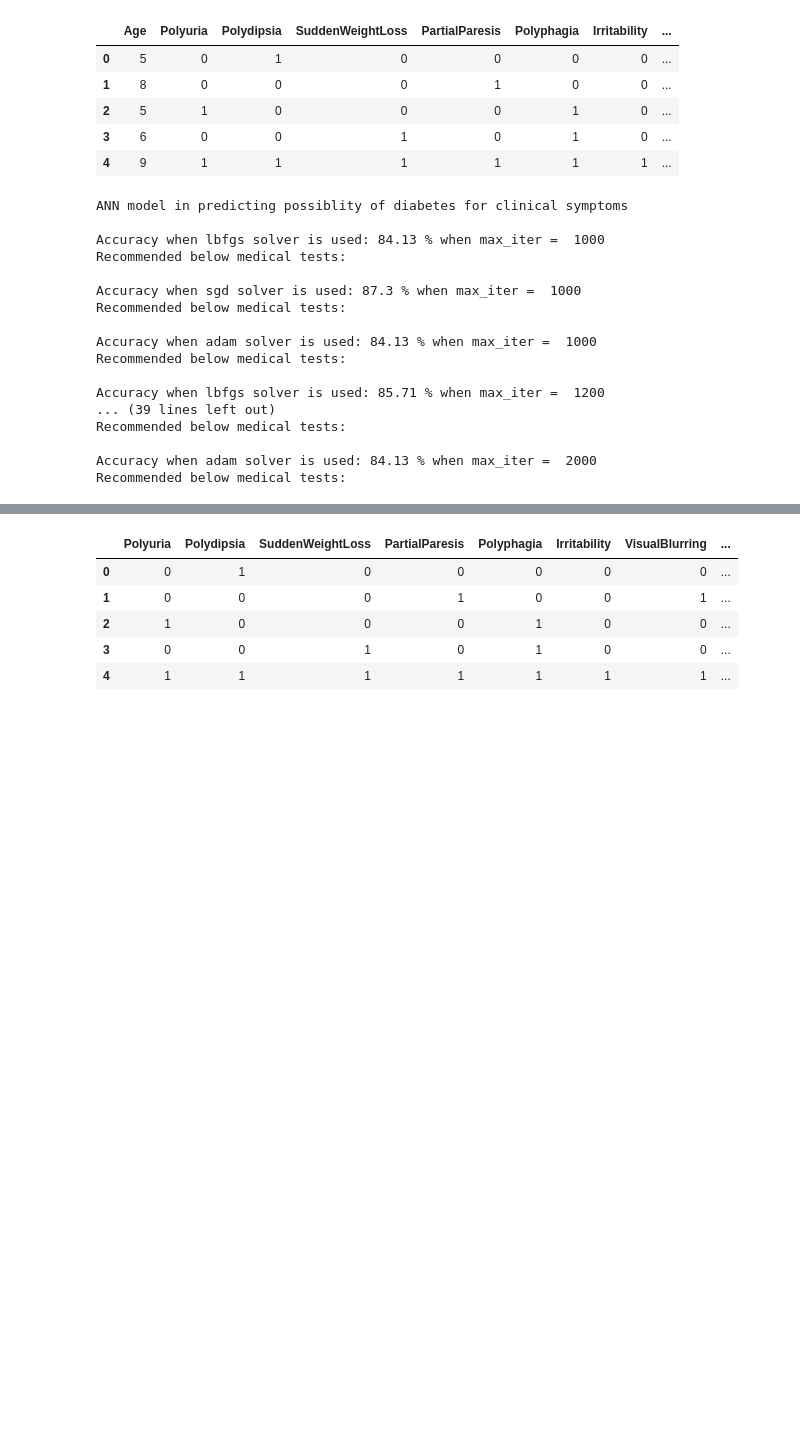
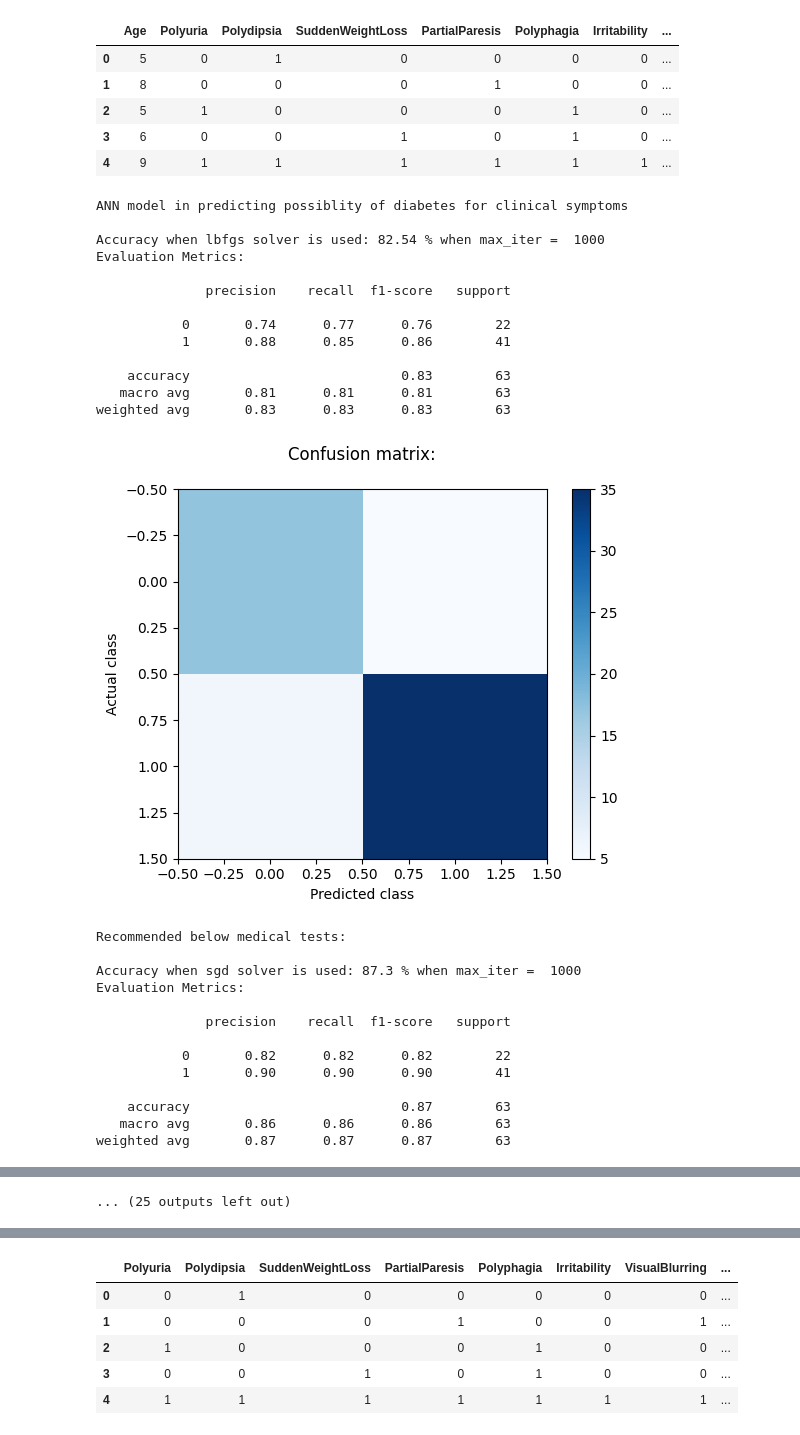
Before and after one commit to pdpavandesai/MergingDiabetesData, a Jupyter notebook: DuttaDatasetAnalysis.ipynb, the cells around one changed output, grey strips where cells are left out. Drawn from its saved outputs; the diff is of its cells as text; code cells hidden in the pictures; blank space fills up the shorter version.

Commit message:
calculated evaluation metrics for all the developed & tested models

```diff
--- a/DuttaDatasetAnalysis.ipynb
+++ b/DuttaDatasetAnalysis.ipynb
@@ -447,40 +447,65 @@ X_train, X_test, y_train, y_test = train_test_split(selected_symptomatic_feature
 # %%
 # Creating ANN with different solvers and with max_iterations considering 'Age' using 'reLu' activation
 print('ANN model in predicting possiblity of diabetes for clinical symptoms\n')
 for max_iterations in range(1000,2200,200):
   for solvers in ['lbfgs','sgd','adam']:
     ANN_model = MLPClassifier(hidden_layer_sizes=(128, 64, 32), activation='relu', solver=solvers, max_iter= max_iterations)
     # Training ANN_model
     ANN_model.fit(X_train, y_train)
     # Evaluate ANN_model on test set
     accuracy = ANN_model.score(X_test, y_test)
     accuracy = round(accuracy*100,2)
     print('Accuracy when', solvers, 'solver is used:', accuracy,'% when max_iter = ',max_iterations)
     # Make predictions on new data
     new_data = pd.DataFrame({'Age':[6],'Polyuria': [0], 'Polydipsia': [0], 'SuddenWeightLoss': [1], 'PartialParesis': [0]
                              ,'Polyphagia': [1],'Irritability':[0],'VisualBlurring':[0]})
     predictions_ANN_model = ANN_model.predict(new_data)
+
+    y_pred = ANN_model.predict(X_test)
+    print('Evaluation Metrics:\n')
+    print(classification_report(y_test, y_pred))
+
+    confusion_mat = confusion_matrix(y_test, y_pred)
+
+    # Plot the confusion matrix
+    plt.imshow(confusion_mat, cmap='Blues', interpolation='nearest')
+    plt.xlabel('Predicted class')
+    plt.ylabel('Actual class')
+    plt.colorbar()
+    plt.title('Confusion matrix:\n')
+    plt.show()
+
     if predictions_ANN_model == 1:
       print('Recommended below medical tests: ')
       print('')
     else:
       print('Recommended to consult a doctor as it is not diabetes')
       print('')
 # %% [output]
 ANN model in predicting possiblity of diabetes for clinical symptoms
 
-Accuracy when lbfgs solver is used: 84.13 % when max_iter =  1000
-Recommended below medical tests:
+Accuracy when lbfgs solver is used: 82.54 % when max_iter =  1000
+Evaluation Metrics:
 
-Accuracy when sgd solver is used: 87.3 % when max_iter =  1000
-Recommended below medical tests:
+              precision    recall  f1-score   support
 
-Accuracy when adam solver is used: 84.13 % when max_iter =  1000
-Recommended below medical tests:
+           0       0.74      0.77      0.76        22
+           1       0.88      0.85      0.86        41
 
-Accuracy when lbfgs solver is used: 85.71 % when max_iter =  1200
-... (39 lines left out)
-Recommended below medical tests:
-
-Accuracy when adam solver is used: 84.13 % when max_iter =  2000
-Recommended below medical tests:
+    accuracy                           0.83        63
+   macro avg       0.81      0.81      0.81        63
+weighted avg       0.83      0.83      0.83        63
+[figure, added]
+Recommended below medical tests:
+
+Accuracy when sgd solver is used: 87.3 % when max_iter =  1000
+Evaluation Metrics:
+
+              precision    recall  f1-score   support
+
+           0       0.82      0.82      0.82        22
+           1       0.90      0.90      0.90        41
+
+    accuracy                           0.87        63
+   macro avg       0.86      0.86      0.86        63
+weighted avg       0.87      0.87      0.87        63
@@ -487,3 +569,4 @@ Recommended below medical tests:
+... (25 outputs left out)
 # %%
 # Creating ANN with different solvers and with max_iterations considering 'Age' using 'logistic' activation
 print('ANN model in predicting possiblity of diabetes for clinical symptoms\n')
```
Also changed, not shown: parts of 4 cells of this notebook.
